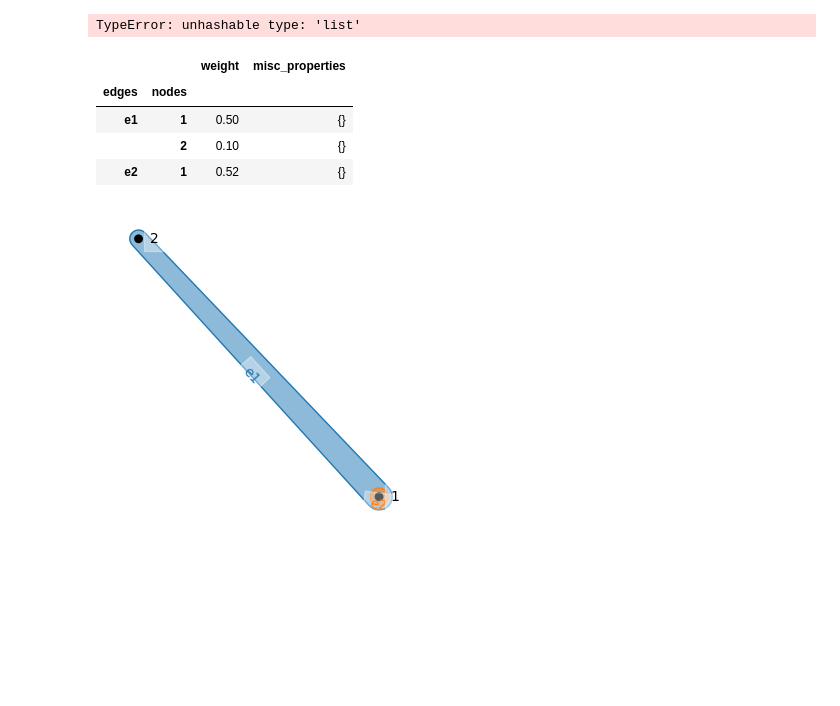
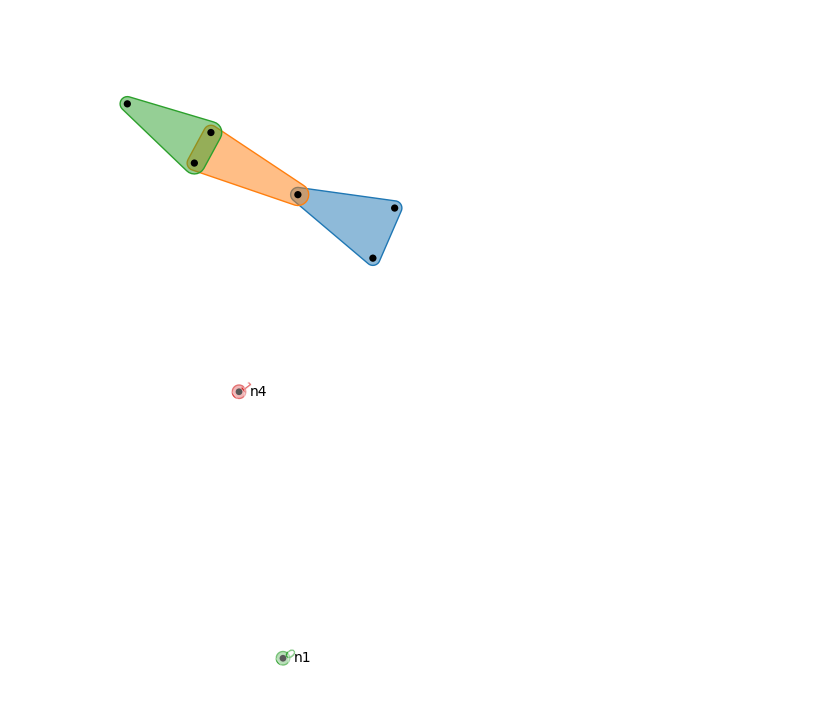
Before and after one commit to jakobgotberg/antagonism_in_hypernetworks, a Jupyter notebook: Untitled.ipynb, the cells around one changed output. Drawn from its saved outputs; the diff is of its cells as text; code cells hidden in the pictures; blank space fills up the shorter version.

```diff
--- a/Untitled.ipynb
+++ b/Untitled.ipynb
@@ -13,38 +10,34 @@ OpenBLAS WARNING - could not determine the L2 cache size on this system, assumin
 list_of_lists = [['book','candle','cat'],['book','coffee cup', 'man'],['coffee cup','radio', 'man']]
 
 H = hnx.Hypergraph(list_of_lists)
-H.add_edge(['book', 'woman'])
 
 plt.subplots(figsize=(4,4))
 hnx.draw(H, with_edge_labels=False, with_node_labels=False, fill_edges=True)
 # %% [output]
-TypeError: unhashable type: 'list'
+[figure, added]
 # %%
-d = {'col1': ['e1', 'e1', 'e2'],
-     'col2': [1, 2, 1],
-     'w': [0.5, 0.1, 0.52],}
+d = {'col1': [0x00],
+     'col2': ['n1'],}
+
 df = pd.DataFrame(d)
-H = hnx.Hypergraph(df, edge_col="col1", node_col="col2",
-                   cell_weight_col="w", misc_cell_properties_col="col3")
+H = hnx.Hypergraph(df, edge_col="col1", node_col="col2")#, misc_cell_properties_col="col3")
+
+H.add_incidence(0x01, 'n4')
 plt.subplots(figsize=(4,4))
-hnx.draw(H, with_edge_labels=True, with_node_labels=True, fill_edges=True)
+edgecolors = {0x00: "tab:green", 0x01: "tab:red"}
+hnx.draw(H, with_edge_labels=True, with_node_labels=True, fill_edges=True,  edges_kwargs={"edgecolors": edgecolors, "linewidths": 2})
 # I want the adjacency_matrix to be signed, not boolean. I think that what I want anyways
 # Also, this is a pairwise adjacency matrix
 # What is 's' again? It is the least number of edges connecting nodes, default is 1
-H.adjacency_matrix(s=2).todense()
+#H.adjacency_matrix(s=2).todense()
 
 # Does hnx support tensor adjacency and signed weights?
     # Signed weights are possible, but it looks like the weights are on a incidence level, not edge level
-# Can we display the weights?
+# Can we display the weights, no need, I'll just use colors.
 
-H.incidences.dataframe
+#H.incidences.dataframe
 # %% [output]
-|  |  | weight | misc_properties |
-| edges | nodes |  |  |
-| e1 | 1 | 0.50 | {} |
-|  | 2 | 0.10 | {} |
-| e2 | 1 | 0.52 | {} |
-[figure, old version]
+[figure, new version]
 # %%
 ## Example from their github
 
```
Also changed, not shown: parts of 4 cells of this notebook, 2 other files.
